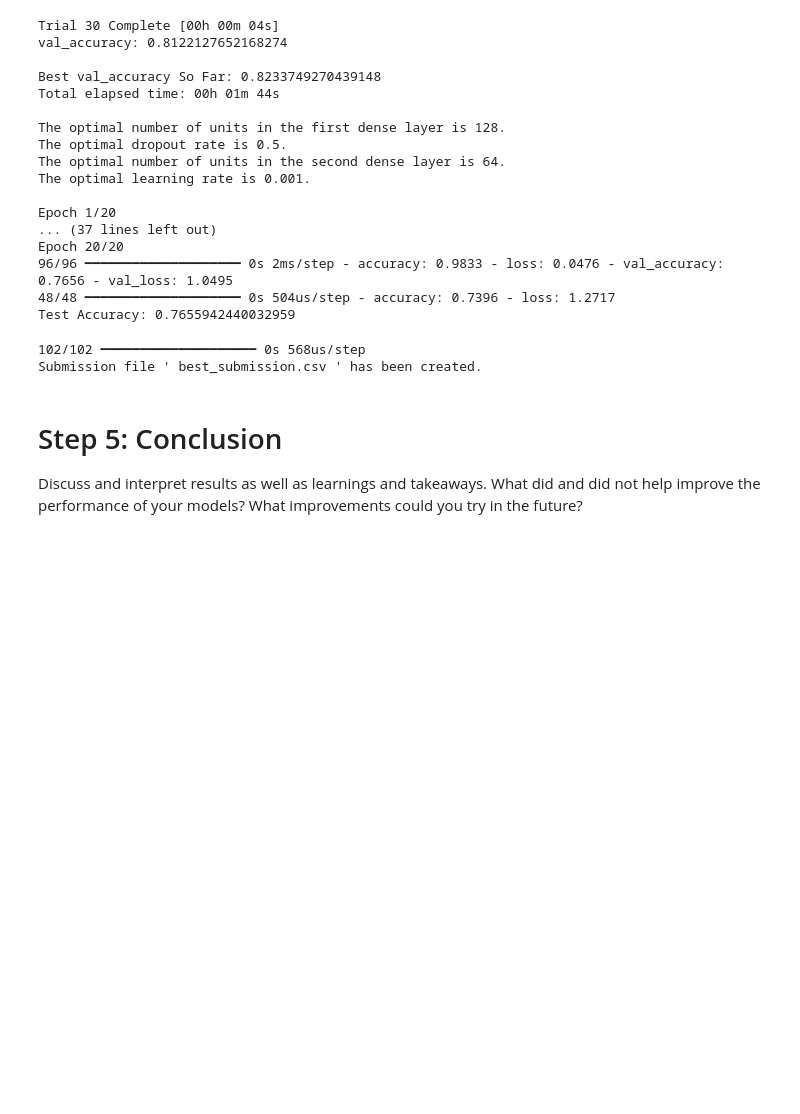
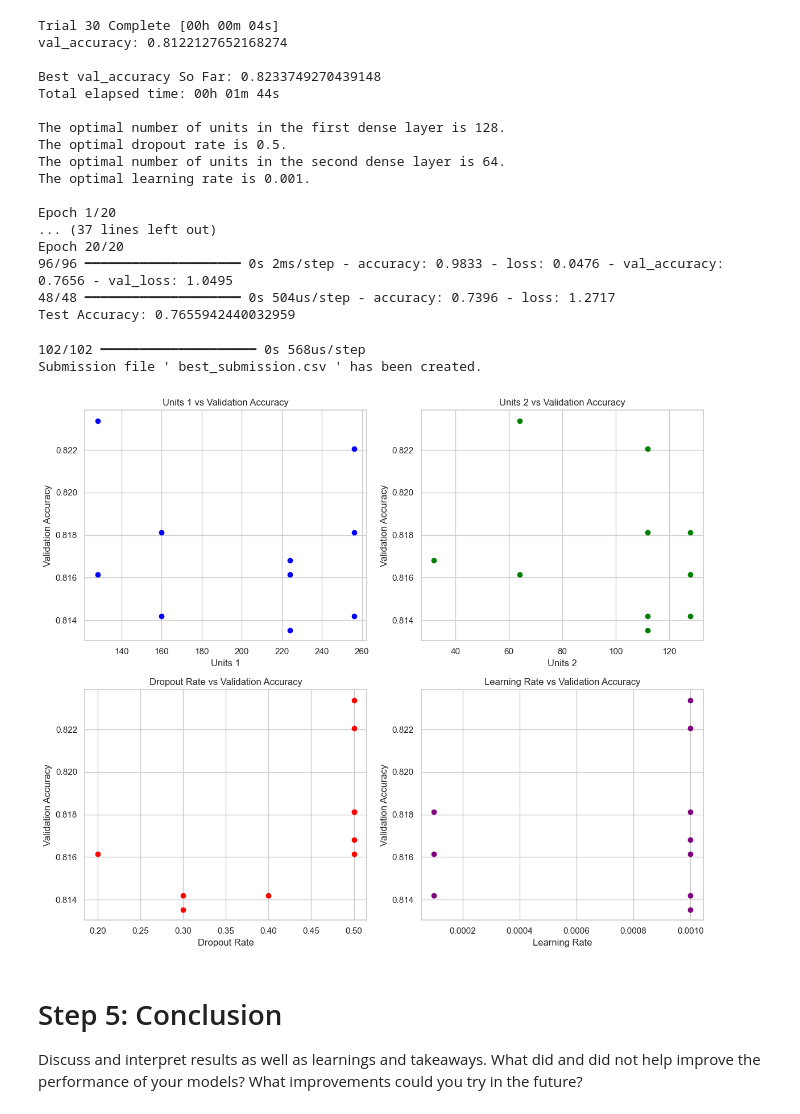
Before and after one commit to rakin23/deep-learning-week4, a Jupyter notebook: my-project.ipynb, the cells around one changed output. Cells and saved outputs as stored; diff of their text form; code cells hidden in the pictures; blank space fills up the shorter version.

```diff
--- a/my-project.ipynb
+++ b/my-project.ipynb
@@ -648,6 +654,58 @@ test_model(best_model, "best_submission.csv")
 # %% [output]
 102/102 ━━━━━━━━━━━━━━━━━━━━ 0s 568us/step
 Submission file ' best_submission.csv ' has been created.
+# %%
+# Plot out the accuracy vs. the 4 hyperparameters that have been tuned to help see
+# which hyperparameters have the largest impact on accuracy.
+tuner_results = tuner.oracle.get_best_trials(num_trials=10)
+units_1_list = []
+units_2_list = []
+dropout_1_list = []
+learning_rate_list = []
+val_accuracy_list = []
+
+for trial in tuner_results:
+    hp = trial.hyperparameters
+    units_1_list.append(hp.get('units_1'))
+    units_2_list.append(hp.get('units_2'))
+    dropout_1_list.append(hp.get('dropout_1'))
+    learning_rate_list.append(hp.get('learning_rate'))
+    val_accuracy_list.append(trial.score)
+
+results_df = pd.DataFrame({
+    'units_1': units_1_list,
+    'units_2': units_2_list,
+    'dropout_1': dropout_1_list,
+    'learning_rate': learning_rate_list,
+    'val_accuracy': val_accuracy_list
+})
+
+fig, axs = plt.subplots(2, 2, figsize=(12, 10))
+
+axs[0, 0].scatter(results_df['units_1'], results_df['val_accuracy'], c='blue')
+axs[0, 0].set_title('Units in Dense Layer 1 vs Validation Accuracy')
+axs[0, 0].set_xlabel('Units 1')
+axs[0, 0].set_ylabel('Validation Accuracy')
+
+axs[0, 1].scatter(results_df['units_2'], results_df['val_accuracy'], c='green')
+axs[0, 1].set_title('Units in Dense Layer 2 vs Validation Accuracy')
+axs[0, 1].set_xlabel('Units 2')
+axs[0, 1].set_ylabel('Validation Accuracy')
+
+axs[1, 0].scatter(results_df['dropout_1'], results_df['val_accuracy'], c='red')
+axs[1, 0].set_title('Dropout Rate vs Validation Accuracy')
+axs[1, 0].set_xlabel('Dropout Rate')
+axs[1, 0].set_ylabel('Validation Accuracy')
+
+axs[1, 1].scatter(results_df['learning_rate'], results_df['val_accuracy'], c='purple')
+axs[1, 1].set_title('Learning Rate vs Validation Accuracy')
+axs[1, 1].set_xlabel('Learning Rate')
+axs[1, 1].set_ylabel('Validation Accuracy')
+
+plt.tight_layout()
+plt.show()
+# %% [output]
+[figure, added]
 # %% [markdown]
 # Step 5: Conclusion
 
```
Also changed, not shown: parts of 2 cells of this notebook.
